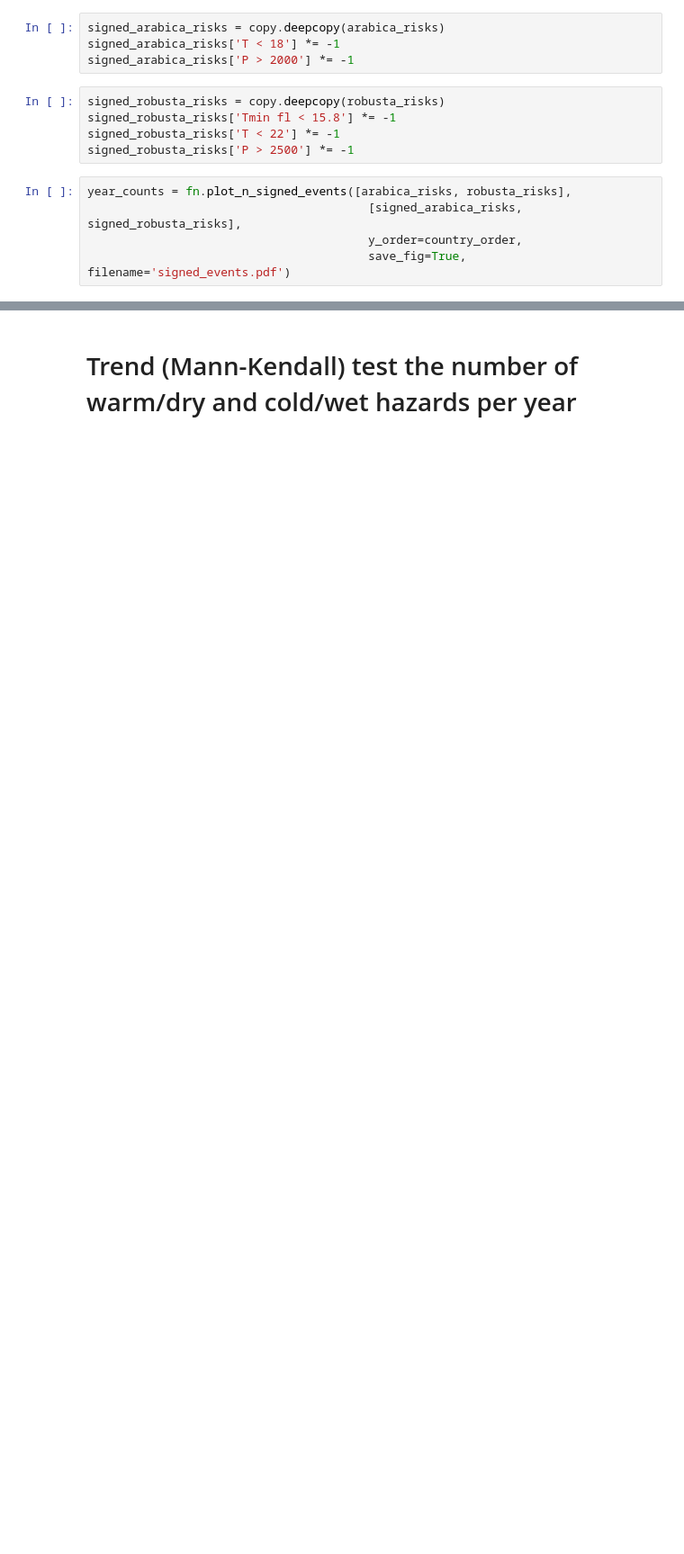
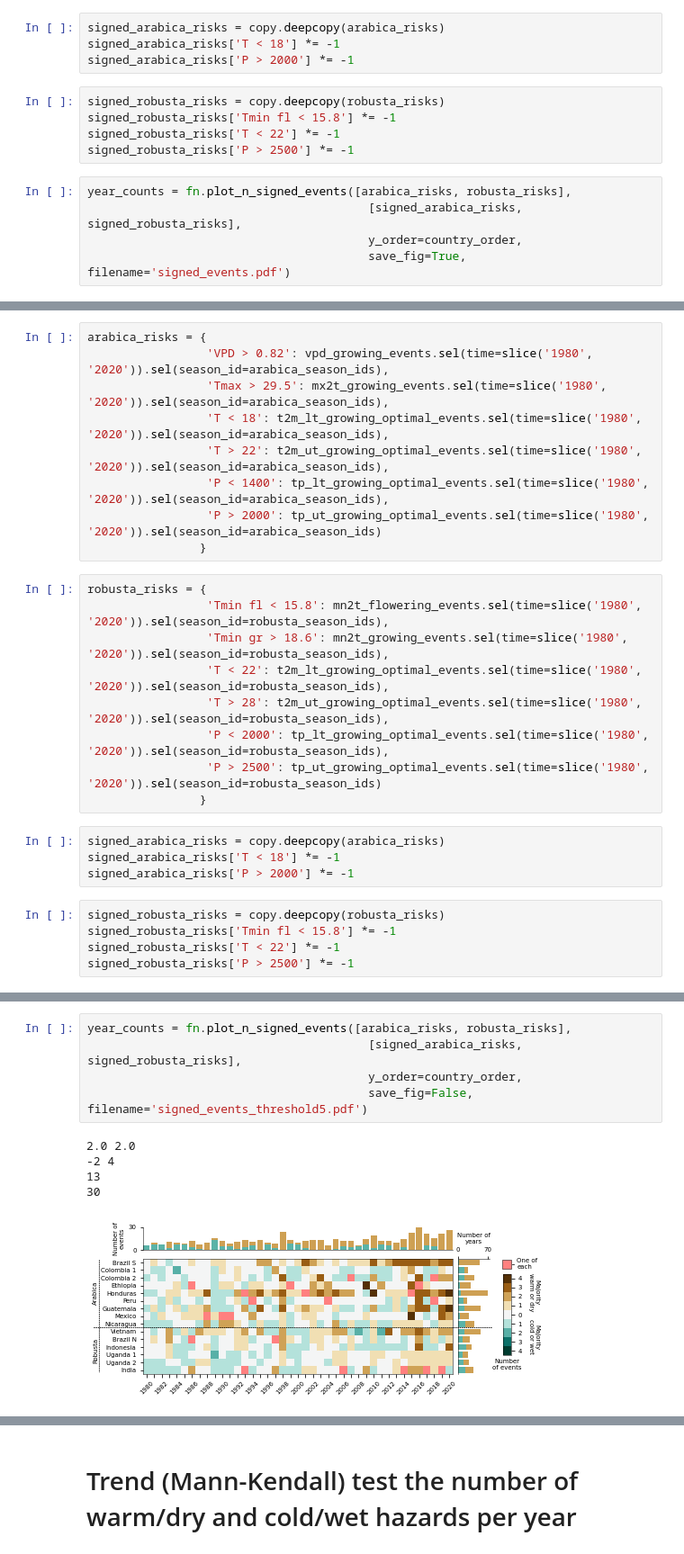
Before and after one commit to dougrichardson/Richardson_2022_coffee, a Jupyter notebook: 1_compound_events.ipynb, the cells around one changed output, grey strips where cells are left out. Shown at 90% size. Drawn from its saved outputs; the diff is of its cells as text; blank space fills up the shorter version.

```diff
--- a/1_compound_events.ipynb
+++ b/1_compound_events.ipynb
@@ -696,0 +822,27 @@ year_counts = fn.plot_n_signed_events([arabica_risks, robusta_risks],
+# %%
+arabica_risks = {
+                 'VPD > 0.82': vpd_growing_events.sel(time=slice('1980', '2020')).sel(season_id=arabica_season_ids),
+                 'Tmax > 29.5': mx2t_growing_events.sel(time=slice('1980', '2020')).sel(season_id=arabica_season_ids),
+                 'T < 18': t2m_lt_growing_optimal_events.sel(time=slice('1980', '2020')).sel(season_id=arabica_season_ids),
+                 'T > 22': t2m_ut_growing_optimal_events.sel(time=slice('1980', '2020')).sel(season_id=arabica_season_ids),
+                 'P < 1400': tp_lt_growing_optimal_events.sel(time=slice('1980', '2020')).sel(season_id=arabica_season_ids),
+                 'P > 2000': tp_ut_growing_optimal_events.sel(time=slice('1980', '2020')).sel(season_id=arabica_season_ids)
+                }
+# %%
+robusta_risks = {
+                 'Tmin fl < 15.8': mn2t_flowering_events.sel(time=slice('1980', '2020')).sel(season_id=robusta_season_ids),
+                 'Tmin gr > 18.6': mn2t_growing_events.sel(time=slice('1980', '2020')).sel(season_id=robusta_season_ids),
+                 'T < 22': t2m_lt_growing_optimal_events.sel(time=slice('1980', '2020')).sel(season_id=robusta_season_ids),
+                 'T > 28': t2m_ut_growing_optimal_events.sel(time=slice('1980', '2020')).sel(season_id=robusta_season_ids),
+                 'P < 2000': tp_lt_growing_optimal_events.sel(time=slice('1980', '2020')).sel(season_id=robusta_season_ids),
+                 'P > 2500': tp_ut_growing_optimal_events.sel(time=slice('1980', '2020')).sel(season_id=robusta_season_ids)
+                }
+# %%
+signed_arabica_risks = copy.deepcopy(arabica_risks)
+signed_arabica_risks['T < 18'] *= -1
+signed_arabica_risks['P > 2000'] *= -1
+# %%
+signed_robusta_risks = copy.deepcopy(robusta_risks)
+signed_robusta_risks['Tmin fl < 15.8'] *= -1
+signed_robusta_risks['T < 22'] *= -1
+signed_robusta_risks['P > 2500'] *= -1
@@ -696,0 +856,11 @@ year_counts = fn.plot_n_signed_events([arabica_risks, robusta_risks],
+# %%
+year_counts = fn.plot_n_signed_events([arabica_risks, robusta_risks],
+                                        [signed_arabica_risks, signed_robusta_risks],
+                                        y_order=country_order,
+                                        save_fig=False, filename='signed_events_threshold5.pdf')
+# %% [output]
+2.0 2.0
+-2 4
+13
+30
+[figure, added]
```
Also changed, not shown: parts of 60 cells of this notebook, 1 other file.
